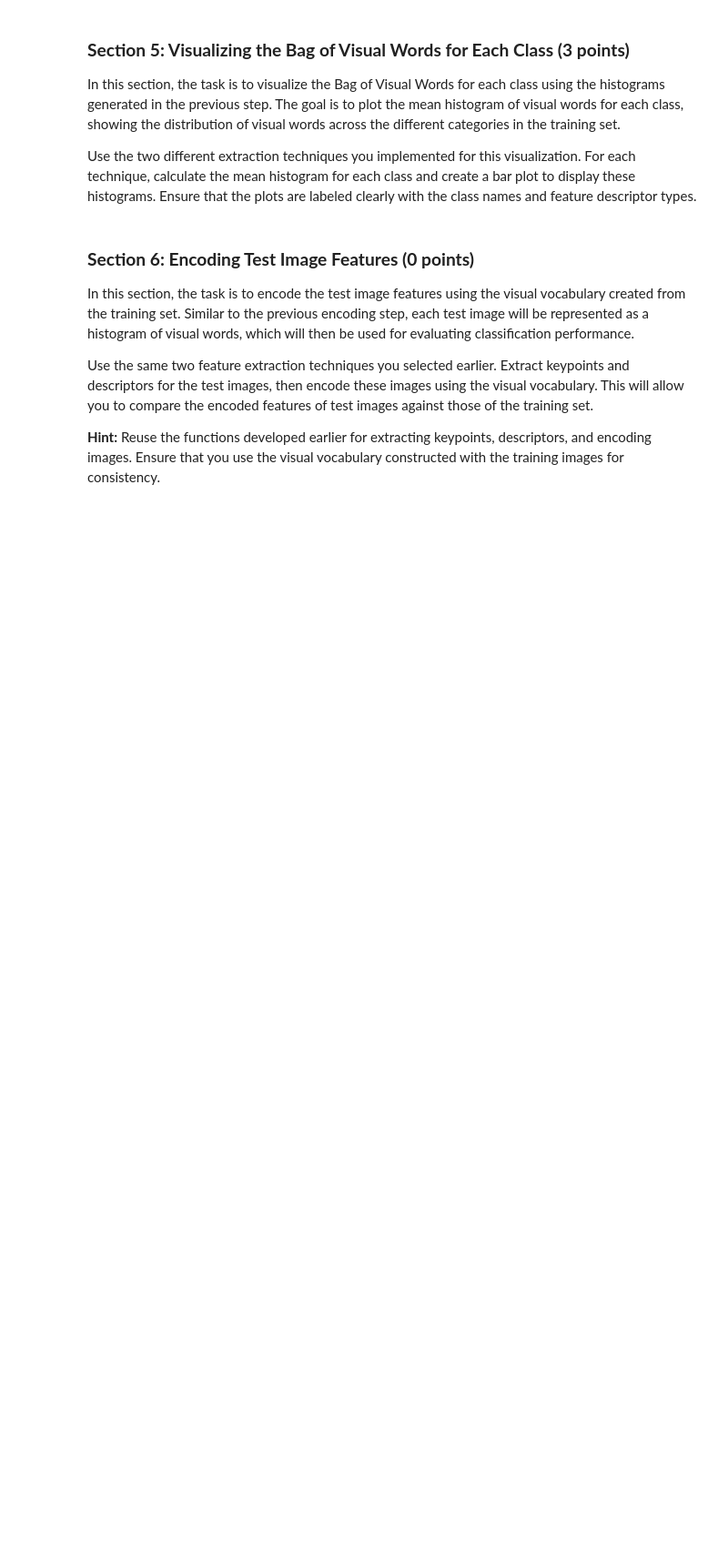
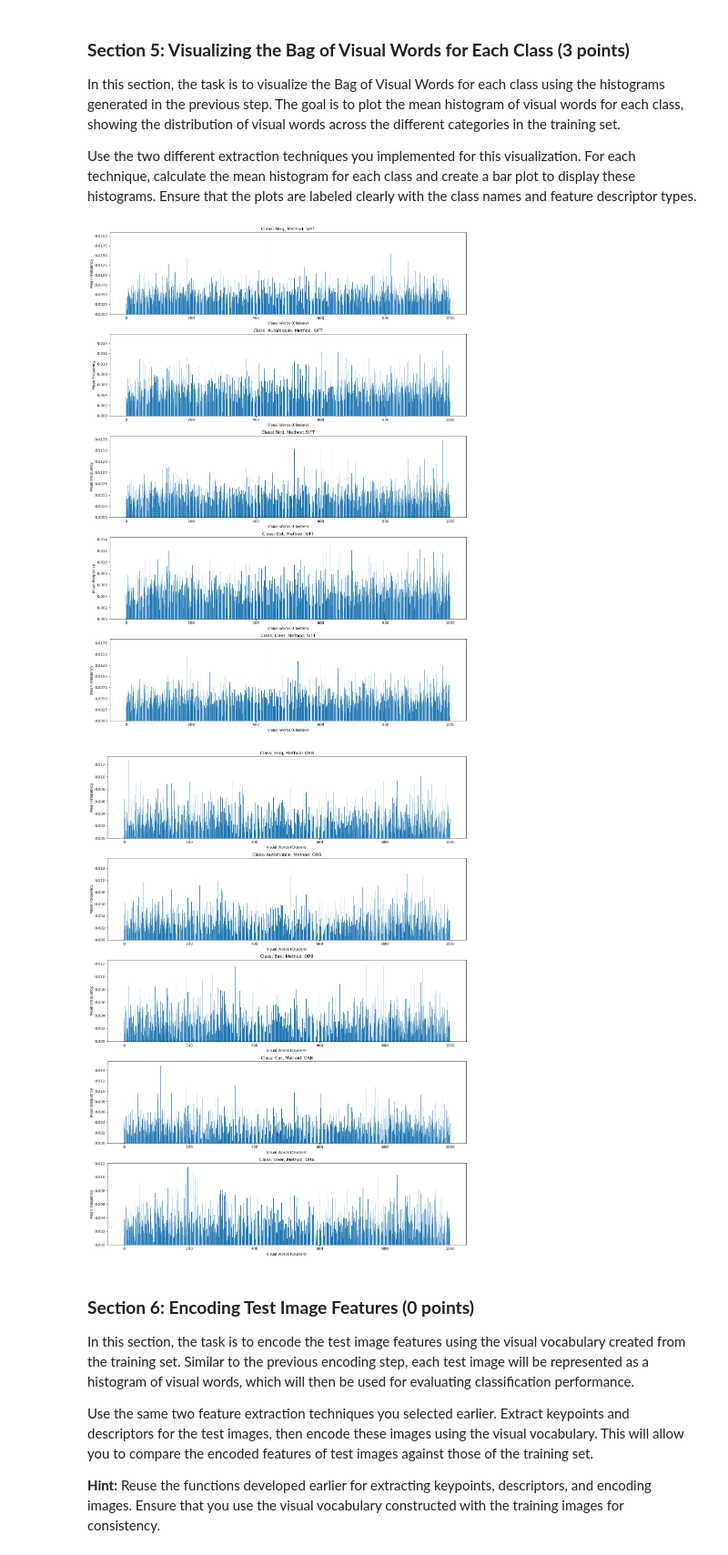
Before and after one commit to Joselgc1/CV1-Labs, a Jupyter notebook: Final Lab/Part1/15388867_15735664_11307943_Part1.ipynb, the cells around one changed output. Shown at 91% size. Saved outputs shown, nothing was run; the diff lists cells and outputs as text; code cells hidden in the pictures; blank space fills up the shorter version.

```diff
--- a/Final Lab/Part1/15388867_15735664_11307943_Part1.ipynb
+++ b/Final Lab/Part1/15388867_15735664_11307943_Part1.ipynb
@@ -402,3 +511,12 @@ Use the two different extraction techniques you implemented for this visualizati
+# %%
+
+# Visualize the BoW histograms using SIFT
+visualize_bow_per_class(train_histograms_sift, train_labels_50_bow, num_classes, num_of_visual_words, class_names, method='SIFT')
+# Visualize the BoW histograms using ORB
+visualize_bow_per_class(train_histograms_orb, train_labels_50_bow, num_classes, num_of_visual_words, class_names, method='ORB')
+# %% [output]
+[figure, added]
+[figure, added]
 # %% [markdown]
 <a id="section-6"></a>
 ### **Section 6: Encoding Test Image Features (0 points)**
```
Also changed, not shown: parts of 19 cells of this notebook.
